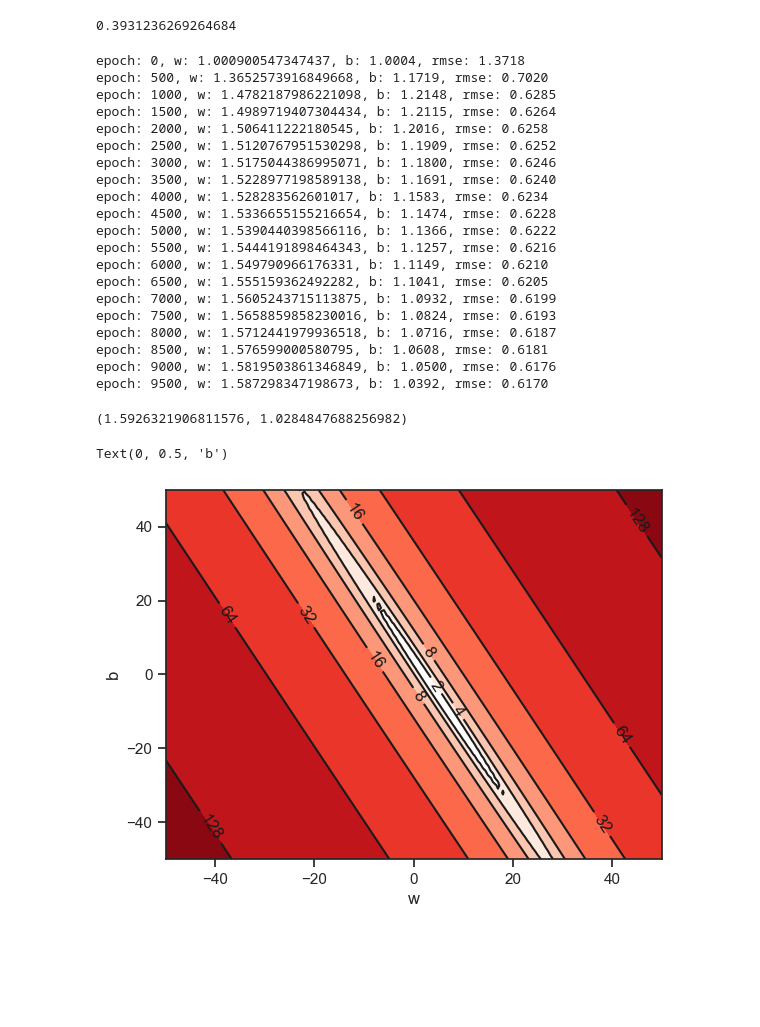
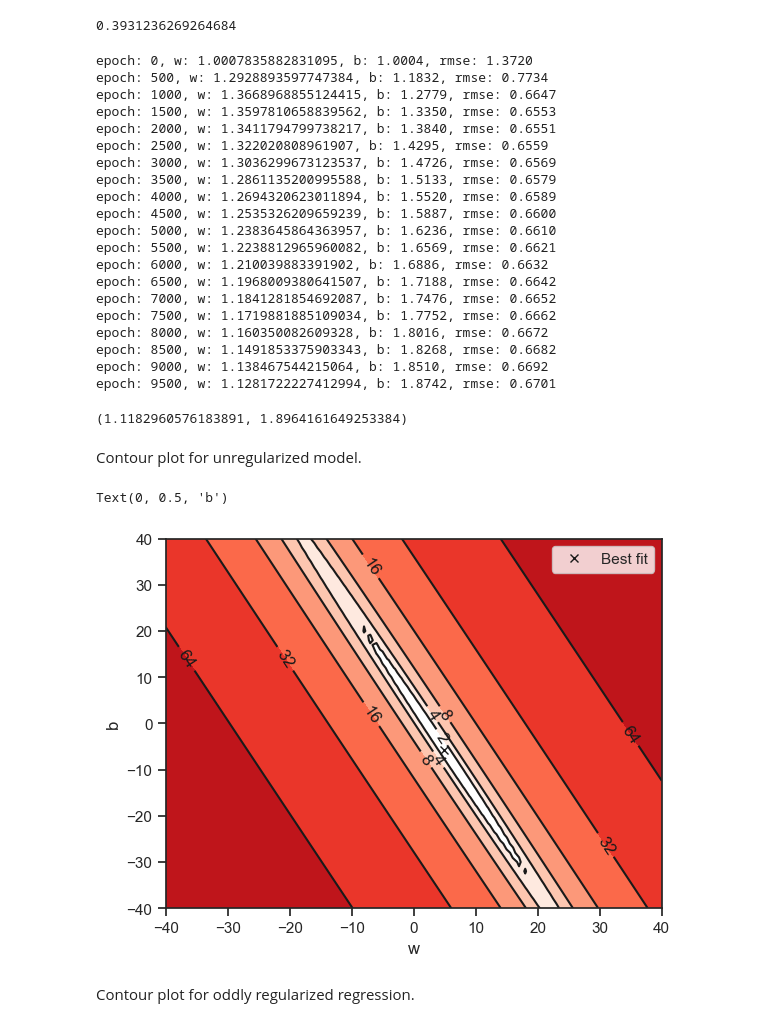
Before and after one commit to semyonbok/ds_etudes, a Jupyter notebook: etudes_testing.ipynb, the cells around one changed output. Cells and saved outputs as stored; diff of their text form; code cells hidden in the pictures; blank space fills up the shorter version.

```diff
--- a/etudes_testing.ipynb
+++ b/etudes_testing.ipynb
@@ -16,0 +20,6 @@ importlib.reload(gd)
+# %%
+X = sp.IndexedBase("X")
+y = sp.IndexedBase("y")
+w = sp.IndexedBase("w")
+J, l, b = sp.symbols('J lambda b')
+i, j, n, m = sp.symbols('i j n m', integer=True)
@@ -104,4 +124,6 @@ gd.update_coef(X_train, y_train, w_init, b_init, 1e-3)
 # %%
-gd.train(X_train, y_train, np.array([0.,0,0,0]), 0., 5e-7, 1000, cost_func="rmse")
+gd.train(
+    X_train, y_train, np.array([0.,0,0,0]), 0., 5e-7, 1000,
+    cost_func="rmse", regularize=True, C=1e4)
 # %% [output]
 epoch: 0, w: [3.83436251e-04 8.87618240e-07 2.91812441e-07 9.58850134e-06], b: 0.0000, rmse: 314.1114
@@ -138,41 +160,51 @@ gd.rmse(X, y, *np.polyfit(X, y, 1))
 # %% [output]
 0.3931236269264684
 # %%
-gd.train(X, y, w, b, alpha, 10000, report=500, cost_func="rmse")
+gd.train(
+    X, y, w, b, alpha, 10000,
+    report=500, cost_func="rmse",
+    regularize=True, C=10, power=4
+    )
 # %% [output]
-epoch: 0, w: 1.000900547347437, b: 1.0004, rmse: 1.3718
-epoch: 500, w: 1.3652573916849668, b: 1.1719, rmse: 0.7020
-epoch: 1000, w: 1.4782187986221098, b: 1.2148, rmse: 0.6285
-epoch: 1500, w: 1.4989719407304434, b: 1.2115, rmse: 0.6264
-epoch: 2000, w: 1.506411222180545, b: 1.2016, rmse: 0.6258
-epoch: 2500, w: 1.5120767951530298, b: 1.1909, rmse: 0.6252
-epoch: 3000, w: 1.5175044386995071, b: 1.1800, rmse: 0.6246
-epoch: 3500, w: 1.5228977198589138, b: 1.1691, rmse: 0.6240
-epoch: 4000, w: 1.528283562601017, b: 1.1583, rmse: 0.6234
-epoch: 4500, w: 1.5336655155216654, b: 1.1474, rmse: 0.6228
-epoch: 5000, w: 1.5390440398566116, b: 1.1366, rmse: 0.6222
-epoch: 5500, w: 1.5444191898464343, b: 1.1257, rmse: 0.6216
-epoch: 6000, w: 1.549790966176331, b: 1.1149, rmse: 0.6210
-epoch: 6500, w: 1.555159362492282, b: 1.1041, rmse: 0.6205
-epoch: 7000, w: 1.5605243715113875, b: 1.0932, rmse: 0.6199
-epoch: 7500, w: 1.5658859858230016, b: 1.0824, rmse: 0.6193
-epoch: 8000, w: 1.5712441979936518, b: 1.0716, rmse: 0.6187
-epoch: 8500, w: 1.576599000580795, b: 1.0608, rmse: 0.6181
-epoch: 9000, w: 1.5819503861346849, b: 1.0500, rmse: 0.6176
-epoch: 9500, w: 1.587298347198673, b: 1.0392, rmse: 0.6170
+epoch: 0, w: 1.0007835882831095, b: 1.0004, rmse: 1.3720
+epoch: 500, w: 1.2928893597747384, b: 1.1832, rmse: 0.7734
+epoch: 1000, w: 1.3668968855124415, b: 1.2779, rmse: 0.6647
+epoch: 1500, w: 1.3597810658839562, b: 1.3350, rmse: 0.6553
+epoch: 2000, w: 1.3411794799738217, b: 1.3840, rmse: 0.6551
+epoch: 2500, w: 1.322020808961907, b: 1.4295, rmse: 0.6559
+epoch: 3000, w: 1.3036299673123537, b: 1.4726, rmse: 0.6569
+epoch: 3500, w: 1.2861135200995588, b: 1.5133, rmse: 0.6579
+epoch: 4000, w: 1.2694320623011894, b: 1.5520, rmse: 0.6589
+epoch: 4500, w: 1.2535326209659239, b: 1.5887, rmse: 0.6600
+epoch: 5000, w: 1.2383645864363957, b: 1.6236, rmse: 0.6610
+epoch: 5500, w: 1.2238812965960082, b: 1.6569, rmse: 0.6621
+epoch: 6000, w: 1.210039883391902, b: 1.6886, rmse: 0.6632
+epoch: 6500, w: 1.1968009380641507, b: 1.7188, rmse: 0.6642
+epoch: 7000, w: 1.1841281854692087, b: 1.7476, rmse: 0.6652
+epoch: 7500, w: 1.1719881885109034, b: 1.7752, rmse: 0.6662
+epoch: 8000, w: 1.160350082609328, b: 1.8016, rmse: 0.6672
+epoch: 8500, w: 1.1491853375903343, b: 1.8268, rmse: 0.6682
+epoch: 9000, w: 1.138467544215064, b: 1.8510, rmse: 0.6692
+epoch: 9500, w: 1.1281722227412994, b: 1.8742, rmse: 0.6701
-(1.5926321906811576, 1.0284847688256982)
+(1.1182960576183891, 1.8964161649253384)
+# %% [markdown]
+Contour plot for unregularized model.
 # %%
-vector_mse = np.vectorize(lambda w, b, X=X, y=y: gd.rmse(X, y, w, b))
-w_grid, b_grid = np.meshgrid(range(-50,51), range(-50,51))
+vector_mse = np.vectorize(lambda w, b, X=X, y=y: gd.rmse(X, y, w, b,))
+w_grid, b_grid = np.meshgrid(range(-40,41), range(-40,41))
 mse_grid = vector_mse(w_grid, b_grid)
 levels = np.logspace(1, 8, 8, base=2)
 # %%
 cs0 = plt.contourf(w_grid, b_grid, mse_grid,
     levels=levels, cmap="Reds", norm=LogNorm())
 cs1 = plt.contour(cs0, colors="k", levels = cs0.levels)
 cs1.clabel(colors="k")
+plt.plot(*np.polyfit(X, y, 1), "kx", label="Best fit")
+plt.legend()
 plt.xlabel("w")
 plt.ylabel("b")
 # %% [output]
 Text(0, 0.5, 'b')
-[figure, old version]
+[figure, new version]
+# %% [markdown]
+Contour plot for oddly regularized regression.
```
Also changed, not shown: parts of 12 cells of this notebook, 1 other file.
